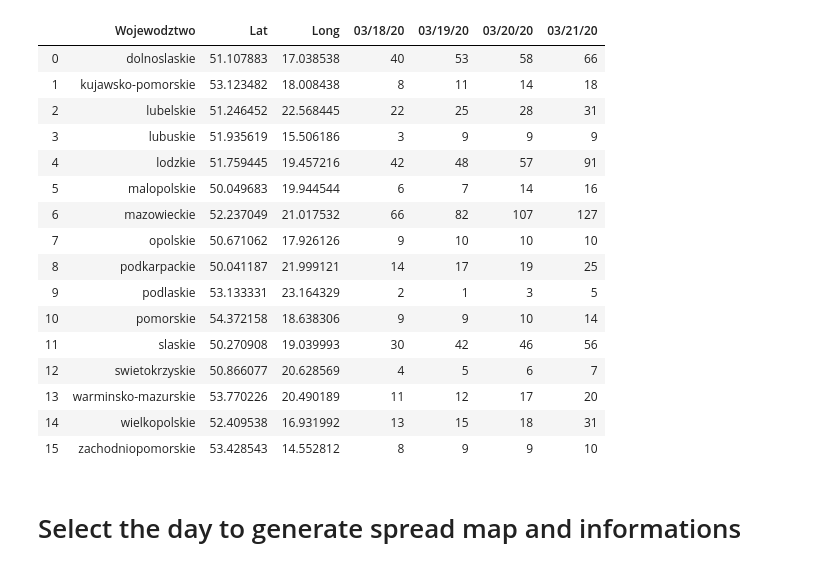
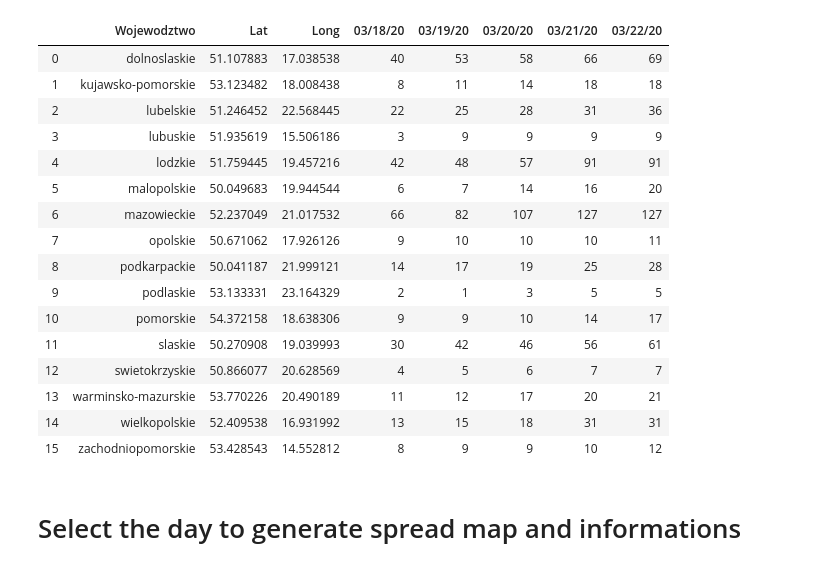
Before and after one commit to sewerynkrasicki/COVID-19-Poland, a Jupyter notebook: Covid-19-pl.ipynb, the cells around one changed output. Saved outputs shown, nothing was run; the diff lists cells and outputs as text; code cells hidden in the pictures.

```diff
--- a/Covid-19-pl.ipynb
+++ b/Covid-19-pl.ipynb
@@ -1,31 +1,31 @@
 # %%
 import folium as fl
 import pandas as pd
 from plotly.subplots import make_subplots as ms
 import plotly.graph_objects as go
 import ipywidgets as widgets
 
 data = pd.read_csv('corona_21-03-2020.csv', delimiter=',')
-time = ['03/18/20', '03/19/20', '03/20/20', '03/21/20']
+time = ['03/18/20', '03/19/20', '03/20/20', '03/21/20', '03/22/20']
 data
 # %% [output]
-|  | Wojewodztwo | Lat | Long | 03/18/20 | 03/19/20 | 03/20/20 | 03/21/20 |
-| 0 | dolnoslaskie | 51.107883 | 17.038538 | 40 | 53 | 58 | 66 |
-| 1 | kujawsko-pomorskie | 53.123482 | 18.008438 | 8 | 11 | 14 | 18 |
-| 2 | lubelskie | 51.246452 | 22.568445 | 22 | 25 | 28 | 31 |
-| 3 | lubuskie | 51.935619 | 15.506186 | 3 | 9 | 9 | 9 |
-| 4 | lodzkie | 51.759445 | 19.457216 | 42 | 48 | 57 | 91 |
-| 5 | malopolskie | 50.049683 | 19.944544 | 6 | 7 | 14 | 16 |
-| 6 | mazowieckie | 52.237049 | 21.017532 | 66 | 82 | 107 | 127 |
-| 7 | opolskie | 50.671062 | 17.926126 | 9 | 10 | 10 | 10 |
-| 8 | podkarpackie | 50.041187 | 21.999121 | 14 | 17 | 19 | 25 |
-| 9 | podlaskie | 53.133331 | 23.164329 | 2 | 1 | 3 | 5 |
-| 10 | pomorskie | 54.372158 | 18.638306 | 9 | 9 | 10 | 14 |
-| 11 | slaskie | 50.270908 | 19.039993 | 30 | 42 | 46 | 56 |
-| 12 | swietokrzyskie | 50.866077 | 20.628569 | 4 | 5 | 6 | 7 |
-| 13 | warminsko-mazurskie | 53.770226 | 20.490189 | 11 | 12 | 17 | 20 |
-| 14 | wielkopolskie | 52.409538 | 16.931992 | 13 | 15 | 18 | 31 |
-| 15 | zachodniopomorskie | 53.428543 | 14.552812 | 8 | 9 | 9 | 10 |
+|  | Wojewodztwo | Lat | Long | 03/18/20 | 03/19/20 | 03/20/20 | 03/21/20 | 03/22/20 |
+| 0 | dolnoslaskie | 51.107883 | 17.038538 | 40 | 53 | 58 | 66 | 69 |
+| 1 | kujawsko-pomorskie | 53.123482 | 18.008438 | 8 | 11 | 14 | 18 | 18 |
+| 2 | lubelskie | 51.246452 | 22.568445 | 22 | 25 | 28 | 31 | 36 |
+| 3 | lubuskie | 51.935619 | 15.506186 | 3 | 9 | 9 | 9 | 9 |
+| 4 | lodzkie | 51.759445 | 19.457216 | 42 | 48 | 57 | 91 | 91 |
+| 5 | malopolskie | 50.049683 | 19.944544 | 6 | 7 | 14 | 16 | 20 |
+| 6 | mazowieckie | 52.237049 | 21.017532 | 66 | 82 | 107 | 127 | 127 |
+| 7 | opolskie | 50.671062 | 17.926126 | 9 | 10 | 10 | 10 | 11 |
+| 8 | podkarpackie | 50.041187 | 21.999121 | 14 | 17 | 19 | 25 | 28 |
+| 9 | podlaskie | 53.133331 | 23.164329 | 2 | 1 | 3 | 5 | 5 |
+| 10 | pomorskie | 54.372158 | 18.638306 | 9 | 9 | 10 | 14 | 17 |
+| 11 | slaskie | 50.270908 | 19.039993 | 30 | 42 | 46 | 56 | 61 |
+| 12 | swietokrzyskie | 50.866077 | 20.628569 | 4 | 5 | 6 | 7 | 7 |
+| 13 | warminsko-mazurskie | 53.770226 | 20.490189 | 11 | 12 | 17 | 20 | 21 |
+| 14 | wielkopolskie | 52.409538 | 16.931992 | 13 | 15 | 18 | 31 | 31 |
+| 15 | zachodniopomorskie | 53.428543 | 14.552812 | 8 | 9 | 9 | 10 | 12 |
 # %% [markdown]
 # Select the day to generate spread map and informations
 # %%
```
Also changed, not shown: parts of 2 cells of this notebook, 4 other files.
